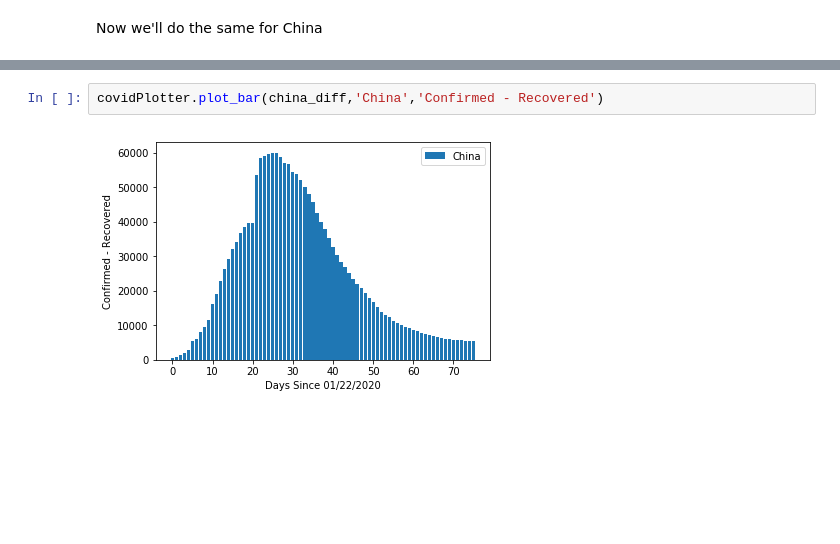
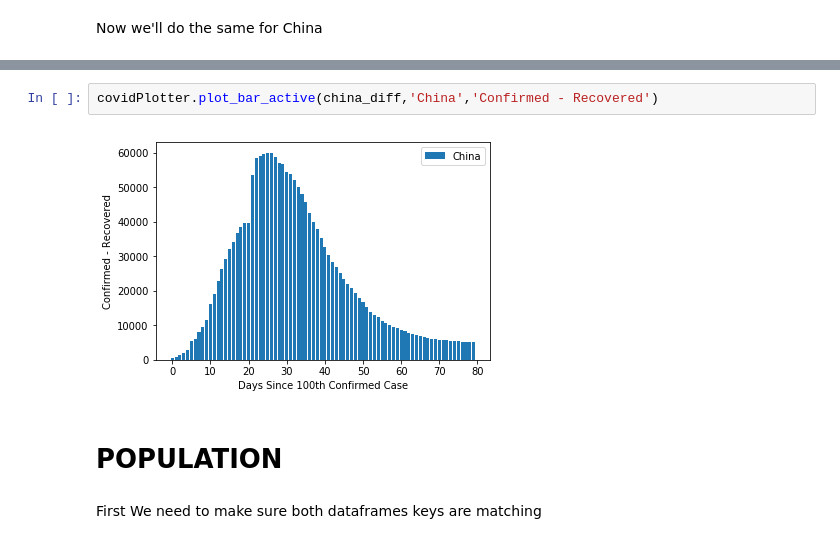
Before and after one commit to awells-uva/cs-project-covid, a Jupyter notebook: final_project.ipynb, the cells around one changed output, grey strips where cells are left out. Drawn from its saved outputs; the diff is of its cells as text; blank space fills up the shorter version.

Commit message:
Added Population Data and Simple Analysis

```diff
--- a/final_project.ipynb
+++ b/final_project.ipynb
@@ -343,4 +322,8 @@ print(china_diff)
 # %%
-covidPlotter.plot_bar(china_diff,'China','Confirmed - Recovered')
+covidPlotter.plot_bar_active(china_diff,'China','Confirmed - Recovered')
 # %% [output]
-[figure, old version]
+[figure, new version]
+# %% [markdown]
+# POPULATION
+# %% [markdown]
+First We need to make sure both dataframes keys are matching
```
Also changed, not shown: parts of 33 cells of this notebook, 2 other files.
